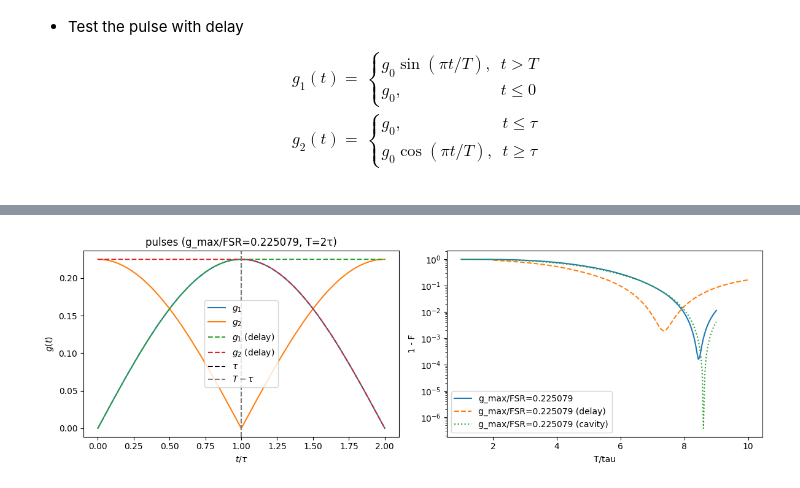
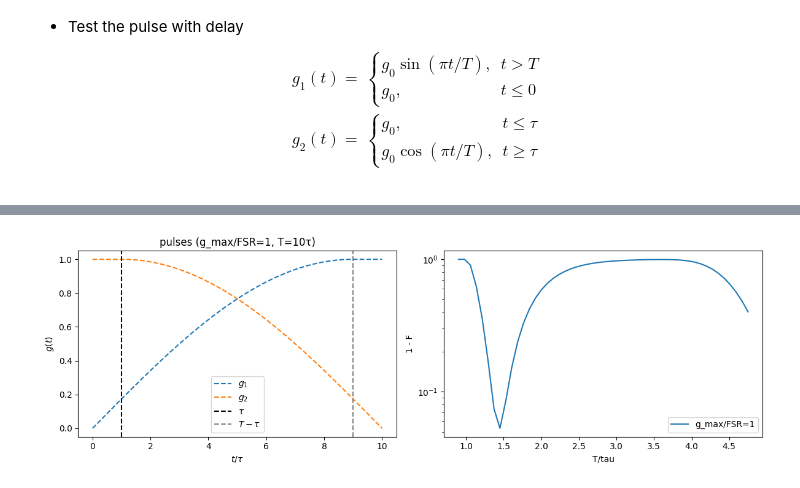
Before and after one commit to Taitoos2/non_markovian_qubit_swap, a Jupyter notebook: Idea_3.ipynb, the cells around one changed output, grey strips where cells are left out. Saved outputs shown, nothing was run; the diff lists cells and outputs as text; code cells hidden in the pictures.

```diff
--- a/Idea_3.ipynb
+++ b/Idea_3.ipynb
@@ -107,8 +76,17 @@ np.float64(0.9723429766021396)
 # %%
-from expt_sets import expt_005_stirap_T_scan
+from expt_sets import expt_004_stirap_T_scan
 import numpy as np
 
-T_list = np.linspace(2, 10, 200)
-_, _, _ = expt_005_stirap_T_scan(gamma=1, T_list=T_list, phi=0.0, tau=1.0, dt_max=0.01)
+gamma = 2 * np.pi**2
+T_list = np.linspace(0.9, 10 / np.sqrt(gamma) + 2.5, 50)
+F = expt_004_stirap_T_scan(
+    gamma=gamma,
+    T_list=T_list,
+    phi=0.0,
+    tau=1.0,
+    dt_max=0.01,
+    n_jobs=-1,
+    pulse_delay=True,
+)
 # %% [output]
-[figure, old version]
+[figure, new version]
```
Also changed, not shown: parts of 15 cells of this notebook, 5 other files.
